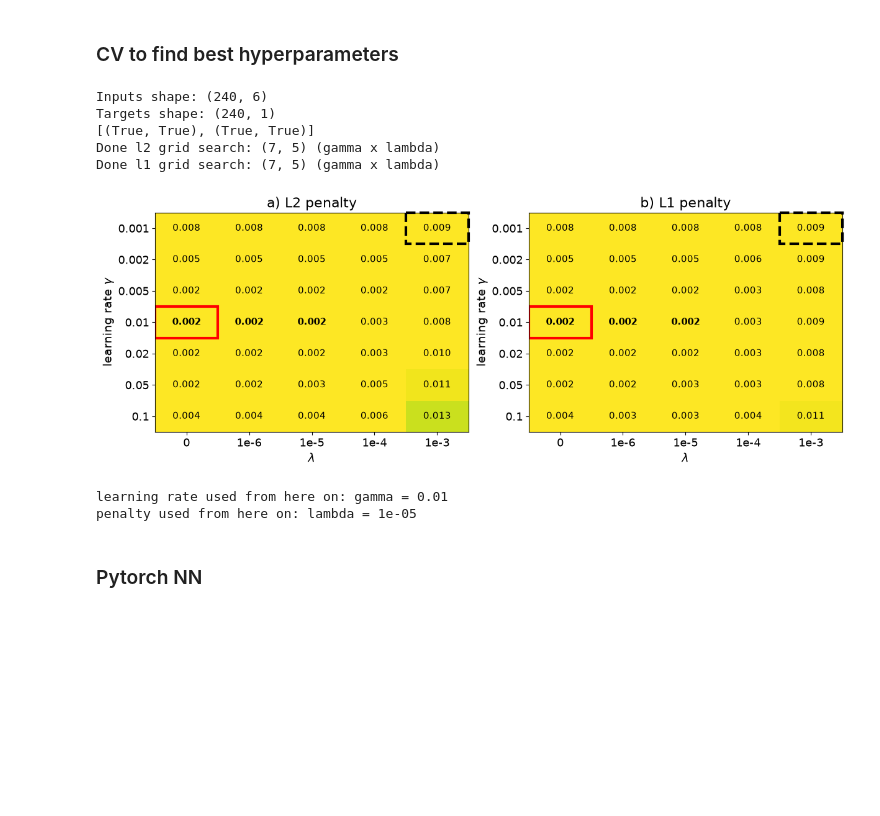
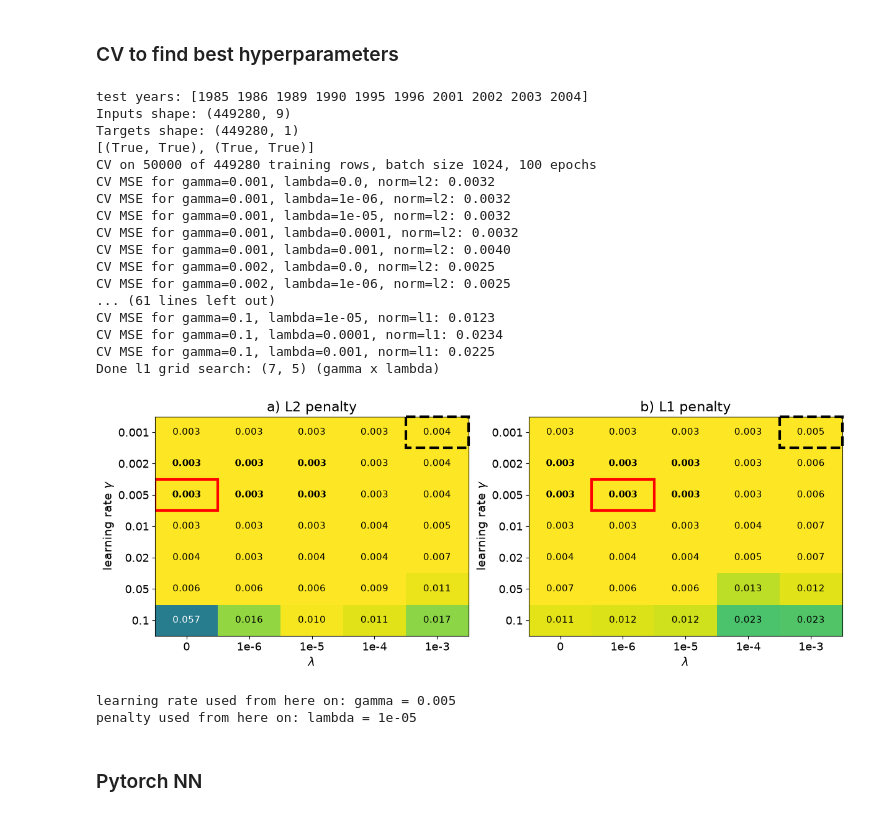
Before and after one commit to andrearosendahl/FYS-STK4155, a Jupyter notebook: 00_main.ipynb, the cells around one changed output. Cells and saved outputs as stored; diff of their text form; code cells hidden in the pictures; blank space fills up the shorter version.

```diff
--- a/00_main.ipynb
+++ b/00_main.ipynb
@@ -238,21 +445,31 @@ def load_SEB_data():
 # %% [markdown]
 ### CV to find best hyperparameters
 # %%
-def cv_mse(x_tr, y_tr, hidden, gamma, lam, norm, k=5, epochs=200):
-    """5-fold CV MSE on the training data for one network setting (mean and standard error over the folds).
-    The validation MSE of a fold is averaged over the last 10 epochs, to remove jittering."""
+from sklearn.model_selection import GroupKFold, KFold
+
+def cv_mse(x_tr, y_tr, hidden, gamma, lam, norm, k=5, epochs=200, groups=None, batch_size=1024):
+    """k-fold CV MSE on the training data for one network setting (mean and standard error over the folds).
+    If groups (the year of every row) is given, GroupKFold is used so that all rows of a year are in the same fold
+    (no leakage between months / grid points of the same year). Otherwise a shuffled KFold on the rows is used.
+    The validation MSE of a fold is averaged over the last 10 epochs, to remove jittering.
+    batch_size: minibatch size of the training (large batches = far fewer, cheaper Python-level updates)."""
     scores = []
-    for tr, va in KFold(k, shuffle=True, random_state=2026).split(x_tr):
-        layers, act, der = setup_NN(x_tr.shape, y_tr.shape, hidden, activation_funcs=sigmoid, activation_ders=sigmoid_der, activation_output=identity, activation_output_der=identity_der)
+    splitter = GroupKFold(k).split(x_tr, groups=groups) if groups is not None \
+        else KFold(k, shuffle=True, random_state=2026).split(x_tr)
+    for tr, va in splitter:
+        layers, act, der = setup_NN(x_tr.shape, y_tr.shape, hidden, activation_funcs=tanh, activation_ders=tanh_der, activation_output=identity, activation_output_der=identity_der)
 
         _, hist = train_penalised(layers, x_tr[tr], y_tr[tr], x_tr[va], y_tr[va],
-                                  "adam", act, der, gamma, epochs, lam, norm)
+                                  "adam", act, der, gamma, epochs, lam, norm, batch_size=batch_size)
         scores.append(hist[-10:, 2].mean())
+    print(f"CV MSE for gamma={gamma}, lambda={lam}, norm={norm}: {np.mean(scores):.4f}")
     return float(np.mean(scores)), float(np.std(scores)) / np.sqrt(len(scores))   # mean and standard error, as cv_mse_nopen
 
 
-# Load and preprocess data
-x_tr, y_tr, x_te, y_te = load_SEB_data()
+# Load and preprocess data (gridinfo["groups_tr"] = year of every training row, used for GroupKFold)
+x_tr, y_tr, x_te, y_te, gridinfo = load_SEB_data(return_gridinfo=True,season="winter",period="historical",split="blocks")
+groups_tr = gridinfo["groups_tr"]
+print("test years:", gridinfo["te_years"])
 
 # Define network parameters
 input_size = x_tr.shape[1]  # variables used for the equation
@@ -265,7 +482,7 @@ print(f"Targets shape: {y_tr.shape}")
 
 
 # Initialize model
-layers0, activation_funcs, activation_ders = setup_NN(x_tr.shape, y_tr.shape, design_hidden=[50], activation_funcs=sigmoid, activation_ders=sigmoid_der, activation_output=identity, activation_output_der=identity_der)
+layers0, activation_funcs, activation_ders = setup_NN(x_tr.shape, y_tr.shape, design_hidden=[50], activation_funcs=tanh, activation_ders=tanh_der, activation_output=identity, activation_output_der=identity_der)
 
 #Testing with JAX:
 g_hand = backpropagation_batch(x_tr, layers0, activation_funcs, y_tr, activation_ders)
@@ -276,43 +493,68 @@ print([ (np.allclose(dW, dW_j), np.allclose(db, db_j))
         for (dW, db), (dW_j, db_j) in zip(g_hand, g_jax) ])
 
 
+""" CV settings: the cost is ~ (rows) x (epochs) / batch_size x (number of grid cells) x k """
+N_CV = 50_000       # random subsample of the training rows used for the hyperparameter search (None = all rows)
+CV_BATCH = 1024     # minibatch size in the CV training
+CV_EPOCHS = 100
+""" END OF CV settings """
 
+if N_CV is not None and N_CV < len(x_tr):
+    sub = np.random.default_rng(2026).choice(len(x_tr), size=N_CV, replace=False)
+    x_cv, y_cv, groups_cv = x_tr[sub], y_tr[sub], groups_tr[sub]
+else:
+    x_cv, y_cv, groups_cv = x_tr, y_tr, groups_tr
+print(f"CV on {len(x_cv)} of {len(x_tr)} training rows, batch size {CV_BATCH}, {CV_EPOCHS} epochs")
 
+#Looping through different lambdas and gammas
 lam_grid = [0.0, 1e-6, 1e-5, 1e-4, 1e-3] # lambda = 0 is the unregularised network
 gamma_grid = [0.001, 0.002, 0.005, 0.01, 0.02, 0.05, 0.1] # learning rates for Adam
 lam_labels = [lam_label(l) for l in lam_grid]
 norms = ["l2", "l1"]
 
 grid_gl, grid_gl_se = {}, {} # norm -> (len(gamma_grid) x len(lam_grid)) arrays: CV MSE and its standard error
 for norm in norms:
-    res = np.array([[cv_mse(x_tr, y_tr, [50], g, lam, norm) for lam in lam_grid] for g in gamma_grid]) # last axis: (mean, se)
+    res = np.array([[cv_mse(x_cv, y_cv, [50], g, lam, norm, epochs=CV_EPOCHS, groups=groups_cv, batch_size=CV_BATCH)
+                     for lam in lam_grid] for g in gamma_grid]) # last axis: (mean, se) #groups_cv for groups
     grid_gl[norm], grid_gl_se[norm] = res[..., 0], res[..., 1]
     print(f"Done {norm} grid search: {grid_gl[norm].shape} (gamma x lambda)")
 
 fig, axes = plt.subplots(1, 2, figsize=(12, 4.4), constrained_layout=True)
 for ax, norm, name in zip(axes, norms, ["a) L2 penalty", "b) L1 penalty"]):
     heatmap_nopen(ax, grid_gl[norm], gamma_grid, lam_labels, name, r"learning rate $\gamma$", r"$\lambda$", grid_se=grid_gl_se[norm],
                    label_fontsize=label_fontsize, title_fontsize=title_fontsize, tick_fontsize=tick_fontsize, annot_fontsize=legend_fontsize)
 # black dashed frame to choose best according to 1 se rule
     ax.add_patch(plt.Rectangle((lam_grid.index(1e-3) - 0.5, gamma_grid.index(0.001) - 0.5), 1, 1, fill=False, edgecolor="black", lw=3, linestyle="--", clip_on=False))
 # fig.suptitle("5-fold CV MSE, Adam, 1 hidden layer with 50 ReLU nodes (red = lowest, black = 1-se rule, bold = within 1 se)")
 # plt.savefig("./figures/partd_lambda_gamma.png", dpi=500)
 plt.show()
 
 # One learning rate for the rest of part d): the best one over both grids (all lambda)
 best_gamma = min(((grid_gl[n][i, j], gamma_grid[i]) for n in norms
                   for i in range(len(gamma_grid)) for j in range(len(lam_grid))))[1]
 best_penalty = 1e-5  # the one chosen by the black dashed frame in the heatmaps above
 
 print("learning rate used from here on: gamma =", best_gamma)
 print("penalty used from here on: lambda =", best_penalty)
 # %% [output]
-Inputs shape: (240, 6)
-Targets shape: (240, 1)
+test years: [1985 1986 1989 1990 1995 1996 2001 2002 2003 2004]
+Inputs shape: (449280, 9)
+Targets shape: (449280, 1)
 [(True, True), (True, True)]
-Done l2 grid search: (7, 5) (gamma x lambda)
+CV on 50000 of 449280 training rows, batch size 1024, 100 epochs
+CV MSE for gamma=0.001, lambda=0.0, norm=l2: 0.0032
+CV MSE for gamma=0.001, lambda=1e-06, norm=l2: 0.0032
+CV MSE for gamma=0.001, lambda=1e-05, norm=l2: 0.0032
+CV MSE for gamma=0.001, lambda=0.0001, norm=l2: 0.0032
+CV MSE for gamma=0.001, lambda=0.001, norm=l2: 0.0040
+CV MSE for gamma=0.002, lambda=0.0, norm=l2: 0.0025
+CV MSE for gamma=0.002, lambda=1e-06, norm=l2: 0.0025
+... (61 lines left out)
+CV MSE for gamma=0.1, lambda=1e-05, norm=l1: 0.0123
+CV MSE for gamma=0.1, lambda=0.0001, norm=l1: 0.0234
+CV MSE for gamma=0.1, lambda=0.001, norm=l1: 0.0225
 Done l1 grid search: (7, 5) (gamma x lambda)
-[figure, old version]
+[figure, new version]
-learning rate used from here on: gamma = 0.01
+learning rate used from here on: gamma = 0.005
 penalty used from here on: lambda = 1e-05
 # %%
```
Also changed, not shown: parts of 24 cells of this notebook, 8 other files.
